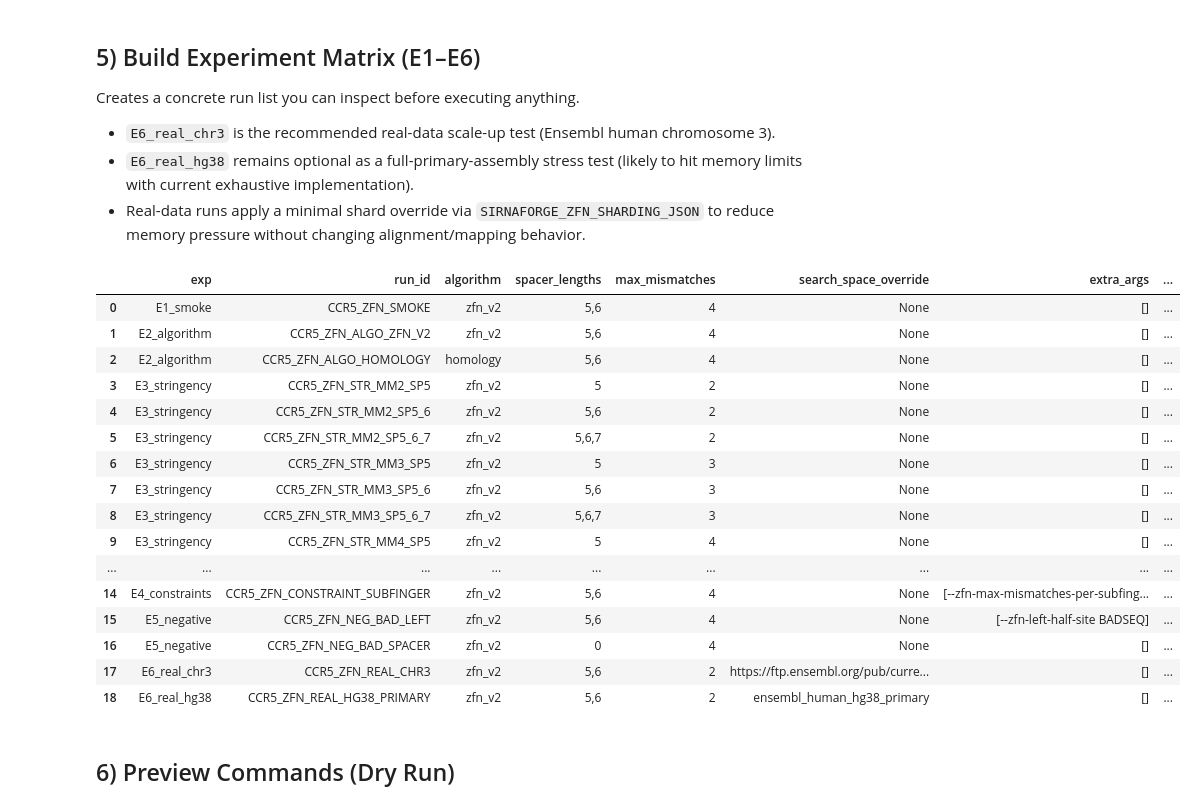
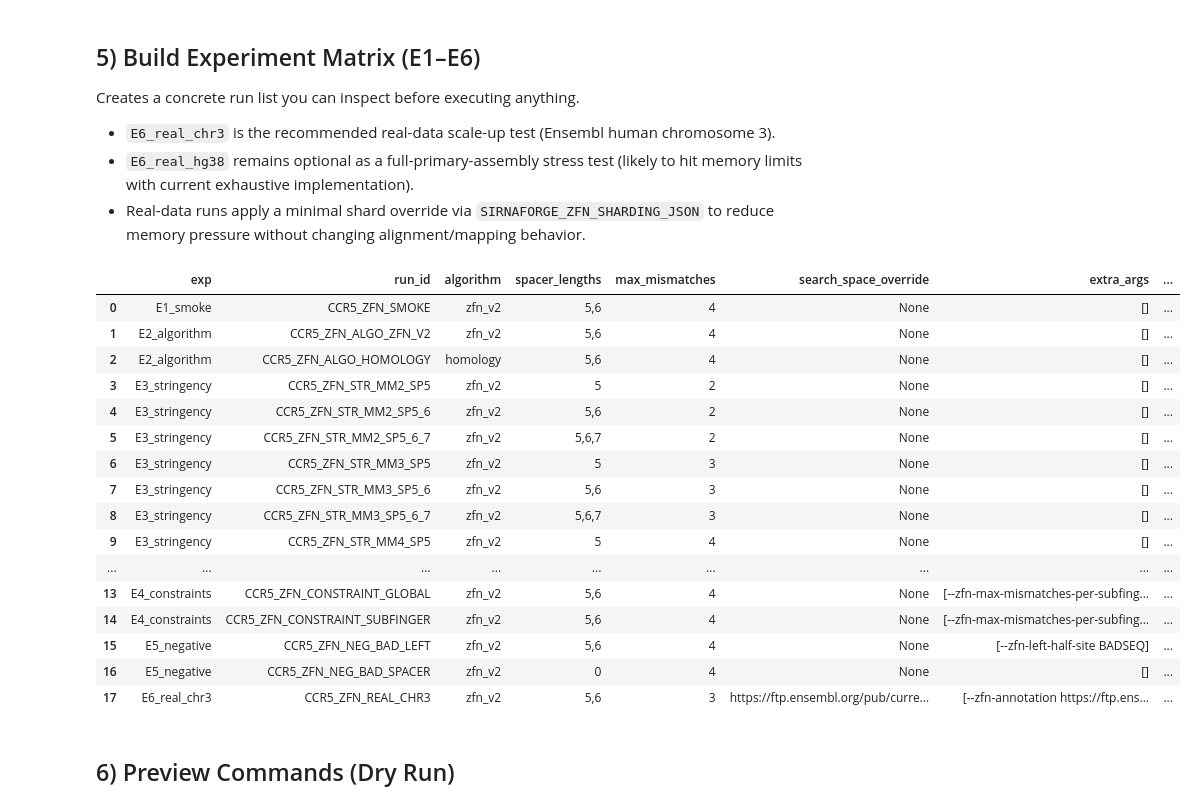
Before and after one commit to Austin-s-h/sirnaforge, a Jupyter notebook: notebooks/zfn_dev_image_experiment_series.ipynb, the cells around one changed output. Cells and saved outputs as stored; diff of their text form; code cells hidden in the pictures.

Commit message:
fix: some annotation resolution - review generics

```diff
--- a/notebooks/zfn_dev_image_experiment_series.ipynb
+++ b/notebooks/zfn_dev_image_experiment_series.ipynb
@@ -458,52 +458,54 @@ records.append(
     {
         "exp": "E6_real_chr3",
         "run_id": "CCR5_ZFN_REAL_CHR3",
         "algorithm": "zfn_v2",
         "spacer_lengths": "5,6",
-        "max_mismatches": 2,
+        "max_mismatches": 3,
         "search_space_override": "https://ftp.ensembl.org/pub/current_fasta/homo_sapiens/dna/Homo_sapiens.GRCh38.dna.chromosome.3.fa.gz",
-        "extra_args": [],
+        "extra_args": [
+            "--zfn-annotation https://ftp.ensembl.org/pub/current_gtf/homo_sapiens/Homo_sapiens.GRCh38.115.gtf.gz",
+        ],
         "sharding_override": REAL_RUN_SHARDING,
     }
 )
 
 # E6 (optional stress test): full Ensembl primary assembly
-records.append(
-    {
-        "exp": "E6_real_hg38",
-        "run_id": "CCR5_ZFN_REAL_HG38_PRIMARY",
-        "algorithm": "zfn_v2",
-        "spacer_lengths": "5,6",
-        "max_mismatches": 2,
-        "search_space_override": "ensembl_human_hg38_primary",
-        "extra_args": [],
-        "sharding_override": REAL_RUN_SHARDING,
-    }
-)
+# records.append(
+#     {
+#         "exp": "E6_real_hg38",
+#         "run_id": "CCR5_ZFN_REAL_HG38_PRIMARY",
+#         "algorithm": "zfn_v2",
+#         "spacer_lengths": "5,6",
+#         "max_mismatches": 2,
+#         "search_space_override": "ensembl_human_hg38_primary",
+#         "extra_args": [],
+#         "sharding_override": REAL_RUN_SHARDING,
+#     }
+# )
 
 for record in records:
     record["output_dir"] = str((RUN_ROOT / str(record["exp"]) / str(record["run_id"])).resolve())
 
 matrix = pd.DataFrame(records)
 matrix
 # %% [output]
 |  | exp | run_id | algorithm | spacer_lengths | max_mismatches | search_space_override | extra_args | ... |
 | 0 | E1_smoke | CCR5_ZFN_SMOKE | zfn_v2 | 5,6 | 4 | None | [] | ... |
 | 1 | E2_algorithm | CCR5_ZFN_ALGO_ZFN_V2 | zfn_v2 | 5,6 | 4 | None | [] | ... |
 | 2 | E2_algorithm | CCR5_ZFN_ALGO_HOMOLOGY | homology | 5,6 | 4 | None | [] | ... |
 | 3 | E3_stringency | CCR5_ZFN_STR_MM2_SP5 | zfn_v2 | 5 | 2 | None | [] | ... |
 | 4 | E3_stringency | CCR5_ZFN_STR_MM2_SP5_6 | zfn_v2 | 5,6 | 2 | None | [] | ... |
 | 5 | E3_stringency | CCR5_ZFN_STR_MM2_SP5_6_7 | zfn_v2 | 5,6,7 | 2 | None | [] | ... |
 | 6 | E3_stringency | CCR5_ZFN_STR_MM3_SP5 | zfn_v2 | 5 | 3 | None | [] | ... |
 | 7 | E3_stringency | CCR5_ZFN_STR_MM3_SP5_6 | zfn_v2 | 5,6 | 3 | None | [] | ... |
 | 8 | E3_stringency | CCR5_ZFN_STR_MM3_SP5_6_7 | zfn_v2 | 5,6,7 | 3 | None | [] | ... |
 | 9 | E3_stringency | CCR5_ZFN_STR_MM4_SP5 | zfn_v2 | 5 | 4 | None | [] | ... |
 | ... | ... | ... | ... | ... | ... | ... | ... | ... |
+| 13 | E4_constraints | CCR5_ZFN_CONSTRAINT_GLOBAL | zfn_v2 | 5,6 | 4 | None | [--zfn-max-mismatches-per-subfing... | ... |
 | 14 | E4_constraints | CCR5_ZFN_CONSTRAINT_SUBFINGER | zfn_v2 | 5,6 | 4 | None | [--zfn-max-mismatches-per-subfing... | ... |
 | 15 | E5_negative | CCR5_ZFN_NEG_BAD_LEFT | zfn_v2 | 5,6 | 4 | None | [--zfn-left-half-site BADSEQ] | ... |
 | 16 | E5_negative | CCR5_ZFN_NEG_BAD_SPACER | zfn_v2 | 0 | 4 | None | [] | ... |
-| 17 | E6_real_chr3 | CCR5_ZFN_REAL_CHR3 | zfn_v2 | 5,6 | 2 | https://ftp.ensembl.org/pub/curre... | [] | ... |
-| 18 | E6_real_hg38 | CCR5_ZFN_REAL_HG38_PRIMARY | zfn_v2 | 5,6 | 2 | ensembl_human_hg38_primary | [] | ... |
+| 17 | E6_real_chr3 | CCR5_ZFN_REAL_CHR3 | zfn_v2 | 5,6 | 3 | https://ftp.ensembl.org/pub/curre... | [--zfn-annotation https://ftp.ens... | ... |
 # %% [markdown]
 ## 6) Preview Commands (Dry Run)
 # %%
```
Also changed, not shown: parts of 6 cells of this notebook, 5 other files.
